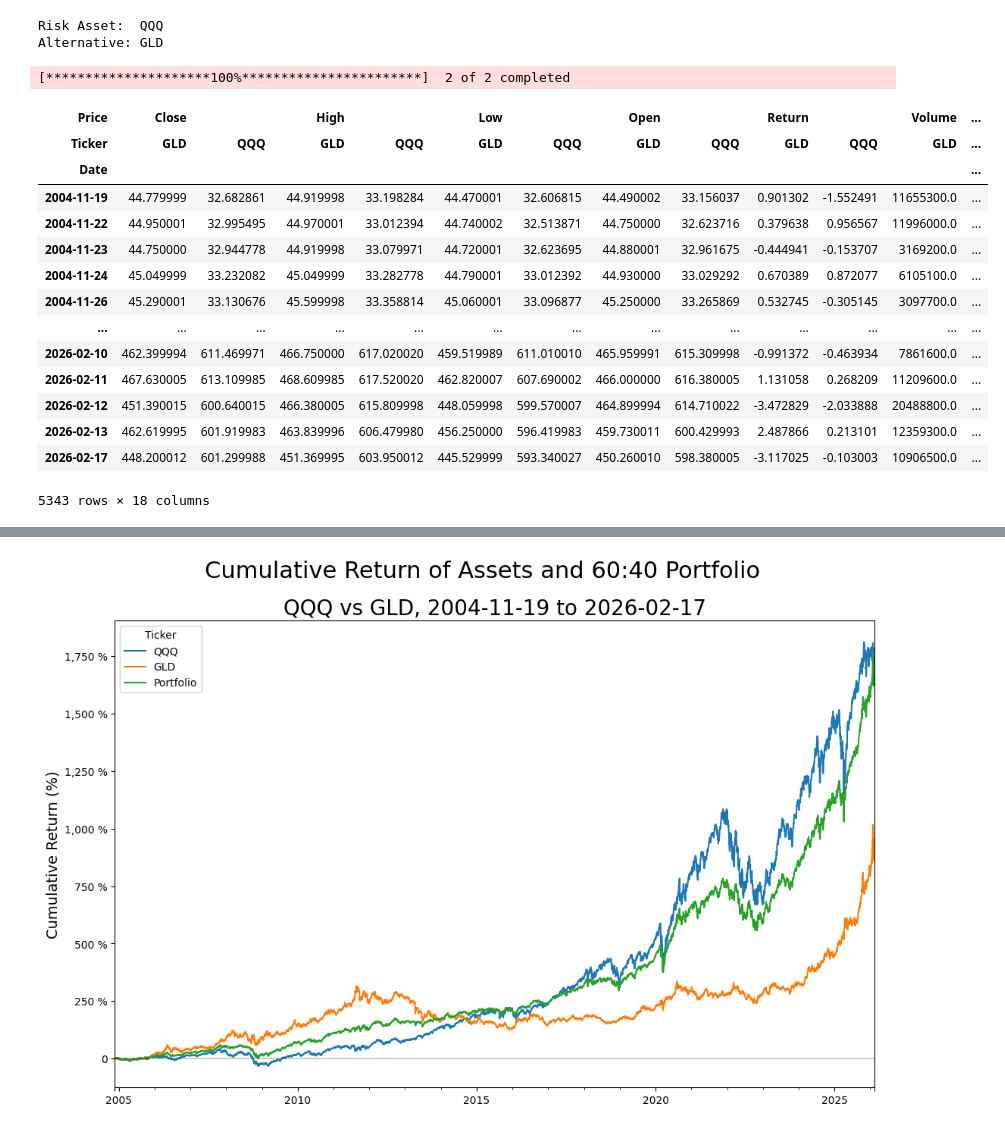
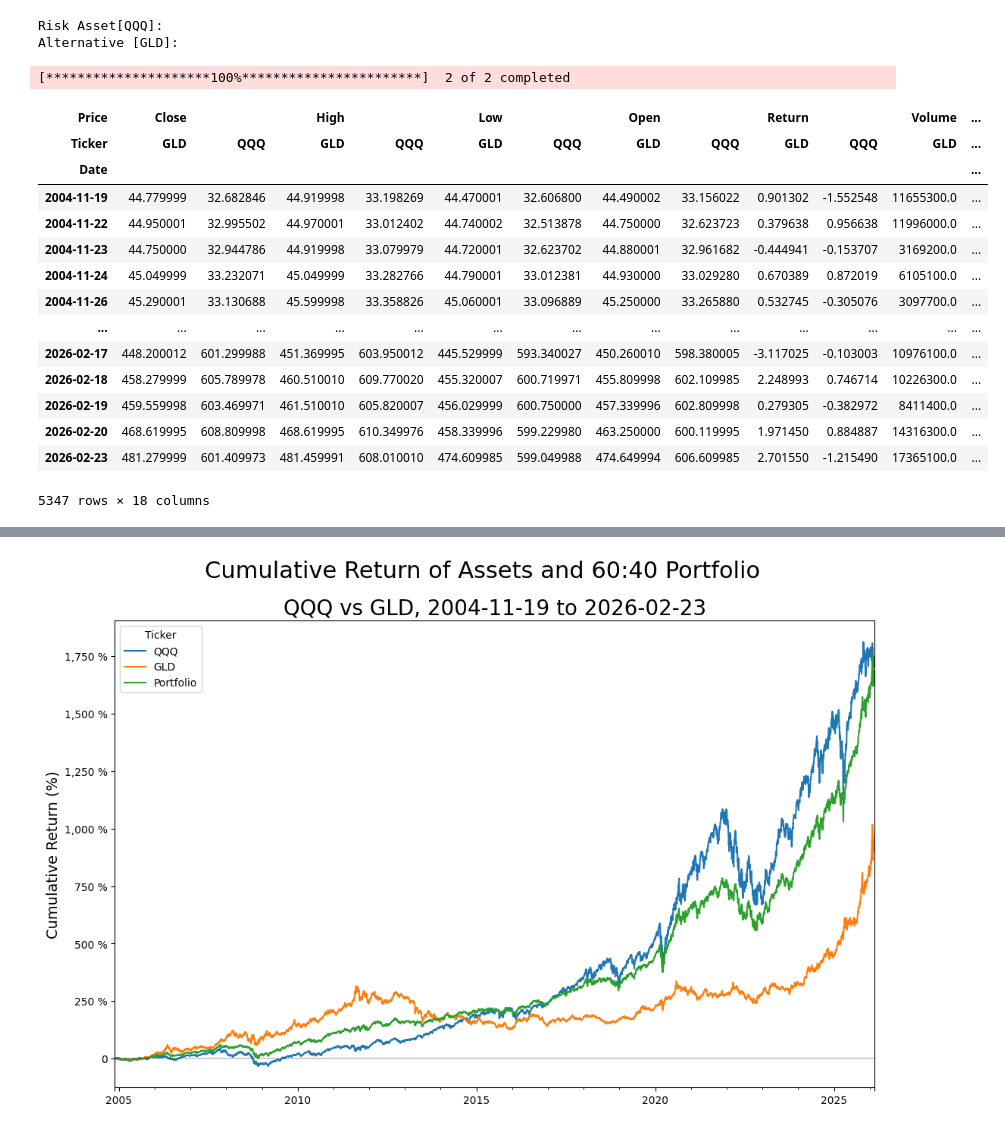
Before and after one commit to Farmhouse121/Financial-Data-Science-in-Python, a Jupyter notebook: 60_40_Equities_and_Gold.ipynb, the cells around one changed output, grey strips where cells are left out. Saved outputs shown, nothing was run; the diff lists cells and outputs as text; code cells hidden in the pictures.

```diff
--- a/60_40_Equities_and_Gold.ipynb
+++ b/60_40_Equities_and_Gold.ipynb
@@ -5,5 +10,6 @@ from my_library import *
 # %%
-data=download(tickers:=[(market:=input("Risk Asset:  ")),(alternative:=input("Alternative: "))],"1990-01-01",today("%Y-%m-%d"),auto_adjust=True)
+data=download(tickers:=[(market:=input("Risk Asset[QQQ]:  ") or 'QQQ'),(alternative:=input("Alternative [GLD]: ") or 'GLD')],
+              "1990-01-01",today("%Y-%m-%d"),auto_adjust=True)
 data.index=pd.DatetimeIndex(data.index).to_period('B')
 
 if False and ((resample:=input("Resample: "))[0] not in ('','D','B')):
@@ -15,44 +21,44 @@ for ticker in tickers:
     data[('Weight',ticker)]=0.6 if ticker==market else 0.4
 
 data.dropna(inplace=True)
 data.sort_index(axis=1,inplace=True)
 data[('Return','Portfolio')]=data.apply(lambda x:np.sum(x[('Weight',)]*x[('Return',)]),axis=1)
 
 for ticker in tickers+['Portfolio']:
     data[('Cumulative',ticker)]=(data[('Return',ticker)]/hundred+one).cumprod()*hundred-hundred
 
 figure,plot=pl.subplots(figsize=(8*GoldenRatio,8))
 data['Cumulative'].plot(ax=plot)
 figure.suptitle(title:='Cumulative Return of Assets and 60:40 Portfolio',fontsize=22)
 plot.set_title(subtitle:="%s, %s to %s" % (" vs ".join(tickers),data.index[0],data.index[-1]),fontsize=20)
 plot.set_xlabel(None)
 plot.set_ylabel('Cumulative Return (%)',fontsize=14)
 plot.yaxis.set_major_formatter(PercentLabels(0))
 plot.axhline(color='black',alpha=0.2)
 figure.savefig(title+".png",dpi=300,bbox_inches='tight')
 
 display(data)
 
 s1,s12,s12,s2=data['Return'][tickers].cov().to_numpy().reshape(4)
 w1=(s2**2-s12)/(s1**2+s2**2-two*s12)
 w2=one-w1
 nprint("Mean-Variance Optimal Fully Invested Portfolio is %.0f:%0.f." % (w1*hundred,w2*hundred))
 # %% [output]
-Risk Asset:  QQQ
-Alternative: GLD
+Risk Asset[QQQ]:
+Alternative [GLD]:
 [*********************100%***********************]  2 of 2 completed
 | Price | Close |  | High |  | Low |  | Open |  | Return |  | Volume | ... |
 | Ticker | GLD | QQQ | GLD | QQQ | GLD | QQQ | GLD | QQQ | GLD | QQQ | GLD | ... |
 | Date |  |  |  |  |  |  |  |  |  |  |  | ... |
-| 2004-11-19 | 44.779999 | 32.682861 | 44.919998 | 33.198284 | 44.470001 | 32.606815 | 44.490002 | 33.156037 | 0.901302 | -1.552491 | 11655300.0 | ... |
-| 2004-11-22 | 44.950001 | 32.995495 | 44.970001 | 33.012394 | 44.740002 | 32.513871 | 44.750000 | 32.623716 | 0.379638 | 0.956567 | 11996000.0 | ... |
-| 2004-11-23 | 44.750000 | 32.944778 | 44.919998 | 33.079971 | 44.720001 | 32.623695 | 44.880001 | 32.961675 | -0.444941 | -0.153707 | 3169200.0 | ... |
-| 2004-11-24 | 45.049999 | 33.232082 | 45.049999 | 33.282778 | 44.790001 | 33.012392 | 44.930000 | 33.029292 | 0.670389 | 0.872077 | 6105100.0 | ... |
-| 2004-11-26 | 45.290001 | 33.130676 | 45.599998 | 33.358814 | 45.060001 | 33.096877 | 45.250000 | 33.265869 | 0.532745 | -0.305145 | 3097700.0 | ... |
+| 2004-11-19 | 44.779999 | 32.682846 | 44.919998 | 33.198269 | 44.470001 | 32.606800 | 44.490002 | 33.156022 | 0.901302 | -1.552548 | 11655300.0 | ... |
+| 2004-11-22 | 44.950001 | 32.995502 | 44.970001 | 33.012402 | 44.740002 | 32.513878 | 44.750000 | 32.623723 | 0.379638 | 0.956638 | 11996000.0 | ... |
+| 2004-11-23 | 44.750000 | 32.944786 | 44.919998 | 33.079979 | 44.720001 | 32.623702 | 44.880001 | 32.961682 | -0.444941 | -0.153707 | 3169200.0 | ... |
+| 2004-11-24 | 45.049999 | 33.232071 | 45.049999 | 33.282766 | 44.790001 | 33.012381 | 44.930000 | 33.029280 | 0.670389 | 0.872019 | 6105100.0 | ... |
+| 2004-11-26 | 45.290001 | 33.130688 | 45.599998 | 33.358826 | 45.060001 | 33.096889 | 45.250000 | 33.265880 | 0.532745 | -0.305076 | 3097700.0 | ... |
 | ... | ... | ... | ... | ... | ... | ... | ... | ... | ... | ... | ... | ... |
-| 2026-02-10 | 462.399994 | 611.469971 | 466.750000 | 617.020020 | 459.519989 | 611.010010 | 465.959991 | 615.309998 | -0.991372 | -0.463934 | 7861600.0 | ... |
-| 2026-02-11 | 467.630005 | 613.109985 | 468.609985 | 617.520020 | 462.820007 | 607.690002 | 466.000000 | 616.380005 | 1.131058 | 0.268209 | 11209600.0 | ... |
-| 2026-02-12 | 451.390015 | 600.640015 | 466.380005 | 615.809998 | 448.059998 | 599.570007 | 464.899994 | 614.710022 | -3.472829 | -2.033888 | 20488800.0 | ... |
-| 2026-02-13 | 462.619995 | 601.919983 | 463.839996 | 606.479980 | 456.250000 | 596.419983 | 459.730011 | 600.429993 | 2.487866 | 0.213101 | 12359300.0 | ... |
-| 2026-02-17 | 448.200012 | 601.299988 | 451.369995 | 603.950012 | 445.529999 | 593.340027 | 450.260010 | 598.380005 | -3.117025 | -0.103003 | 10906500.0 | ... |
+| 2026-02-17 | 448.200012 | 601.299988 | 451.369995 | 603.950012 | 445.529999 | 593.340027 | 450.260010 | 598.380005 | -3.117025 | -0.103003 | 10976100.0 | ... |
+| 2026-02-18 | 458.279999 | 605.789978 | 460.510010 | 609.770020 | 455.320007 | 600.719971 | 455.809998 | 602.109985 | 2.248993 | 0.746714 | 10226300.0 | ... |
+| 2026-02-19 | 459.559998 | 603.469971 | 461.510010 | 605.820007 | 456.029999 | 600.750000 | 457.339996 | 602.809998 | 0.279305 | -0.382972 | 8411400.0 | ... |
+| 2026-02-20 | 468.619995 | 608.809998 | 468.619995 | 610.349976 | 458.339996 | 599.229980 | 463.250000 | 600.119995 | 1.971450 | 0.884887 | 14316300.0 | ... |
+| 2026-02-23 | 481.279999 | 601.409973 | 481.459991 | 608.010010 | 474.609985 | 599.049988 | 474.649994 | 606.609985 | 2.701550 | -1.215490 | 17365100.0 | ... |
-5343 rows × 18 columns
+5347 rows × 18 columns
```
Also changed, not shown: parts of 6 cells of this notebook.
